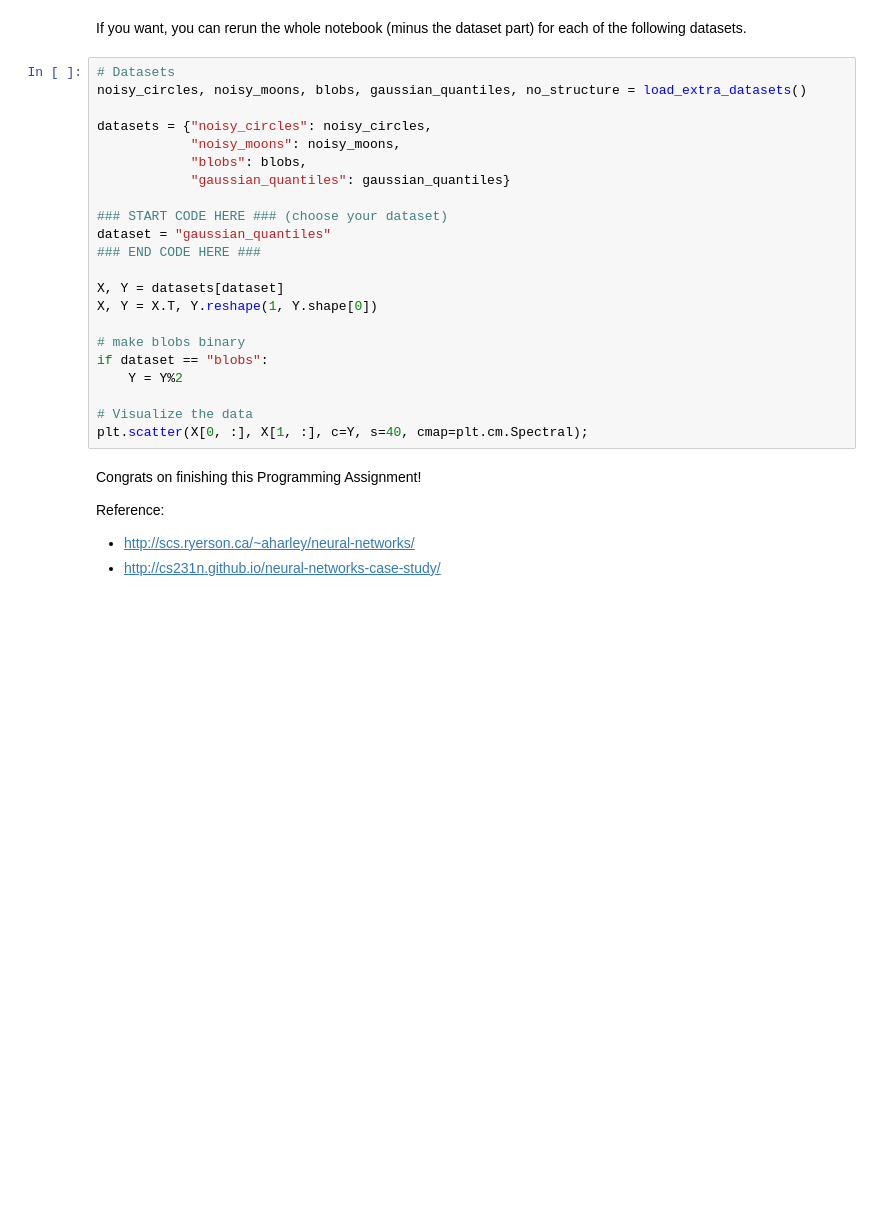
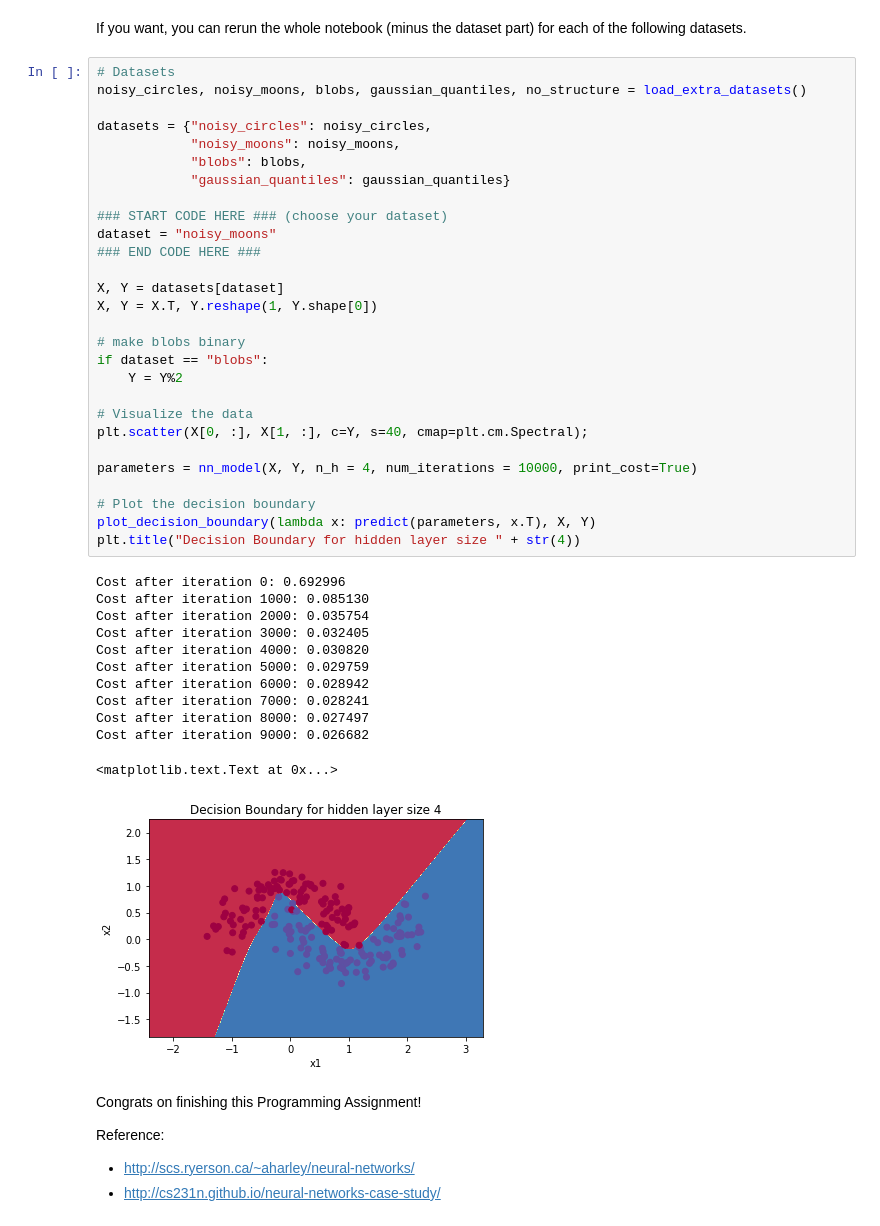
Before and after one commit to ZanderChang/Deep-Learning-Specialization, a Jupyter notebook: Neural-Networks-and-Deep-Learning/assignment3/assignment3.ipynb, the cells around one changed output. Drawn from its saved outputs; the diff is of its cells as text; blank space fills up the shorter version.

```diff
--- a/Neural-Networks-and-Deep-Learning/assignment3/assignment3.ipynb
+++ b/Neural-Networks-and-Deep-Learning/assignment3/assignment3.ipynb
@@ -944,25 +944,44 @@ If you want, you can rerun the whole notebook (minus the dataset part) for each
 # %%
 # Datasets
 noisy_circles, noisy_moons, blobs, gaussian_quantiles, no_structure = load_extra_datasets()
 
 datasets = {"noisy_circles": noisy_circles,
             "noisy_moons": noisy_moons,
             "blobs": blobs,
             "gaussian_quantiles": gaussian_quantiles}
 
 ### START CODE HERE ### (choose your dataset)
-dataset = "gaussian_quantiles"
+dataset = "noisy_moons"
 ### END CODE HERE ###
 
 X, Y = datasets[dataset]
 X, Y = X.T, Y.reshape(1, Y.shape[0])
 
 # make blobs binary
 if dataset == "blobs":
     Y = Y%2
 
 # Visualize the data
 plt.scatter(X[0, :], X[1, :], c=Y, s=40, cmap=plt.cm.Spectral);
+
+parameters = nn_model(X, Y, n_h = 4, num_iterations = 10000, print_cost=True)
+
+# Plot the decision boundary
+plot_decision_boundary(lambda x: predict(parameters, x.T), X, Y)
+plt.title("Decision Boundary for hidden layer size " + str(4))
+# %% [output]
+Cost after iteration 0: 0.692996
+Cost after iteration 1000: 0.085130
+Cost after iteration 2000: 0.035754
+Cost after iteration 3000: 0.032405
+Cost after iteration 4000: 0.030820
+Cost after iteration 5000: 0.029759
+Cost after iteration 6000: 0.028942
+Cost after iteration 7000: 0.028241
+Cost after iteration 8000: 0.027497
+Cost after iteration 9000: 0.026682
+<matplotlib.text.Text at 0x...>
+[figure, added]
 # %% [markdown]
 Congrats on finishing this Programming Assignment!
 
```
